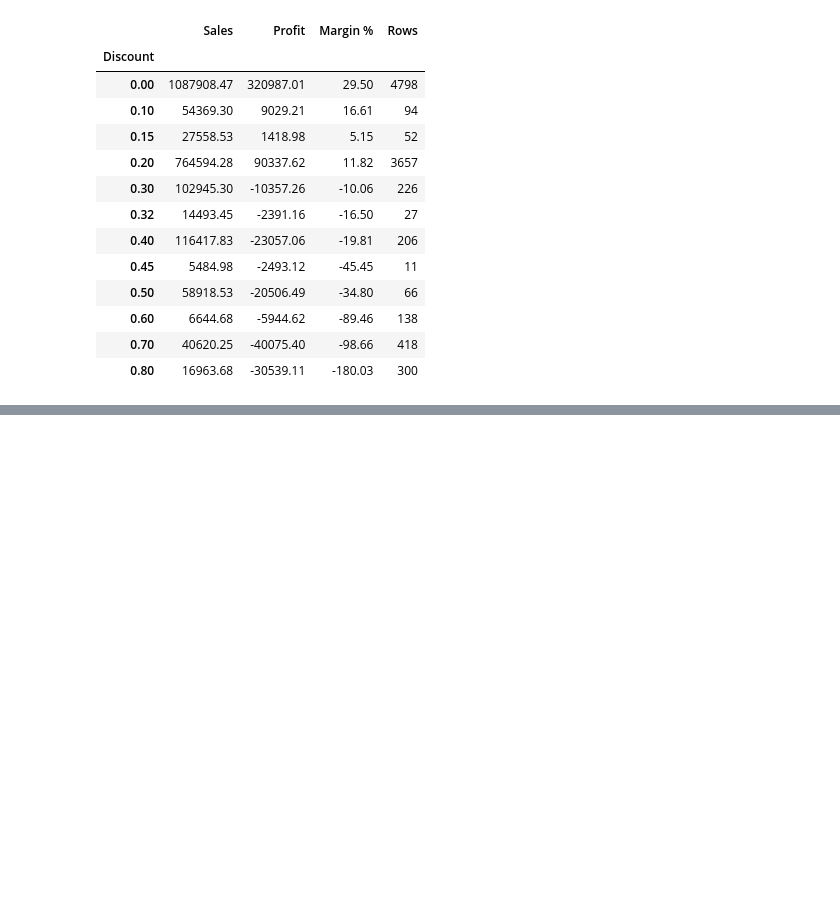
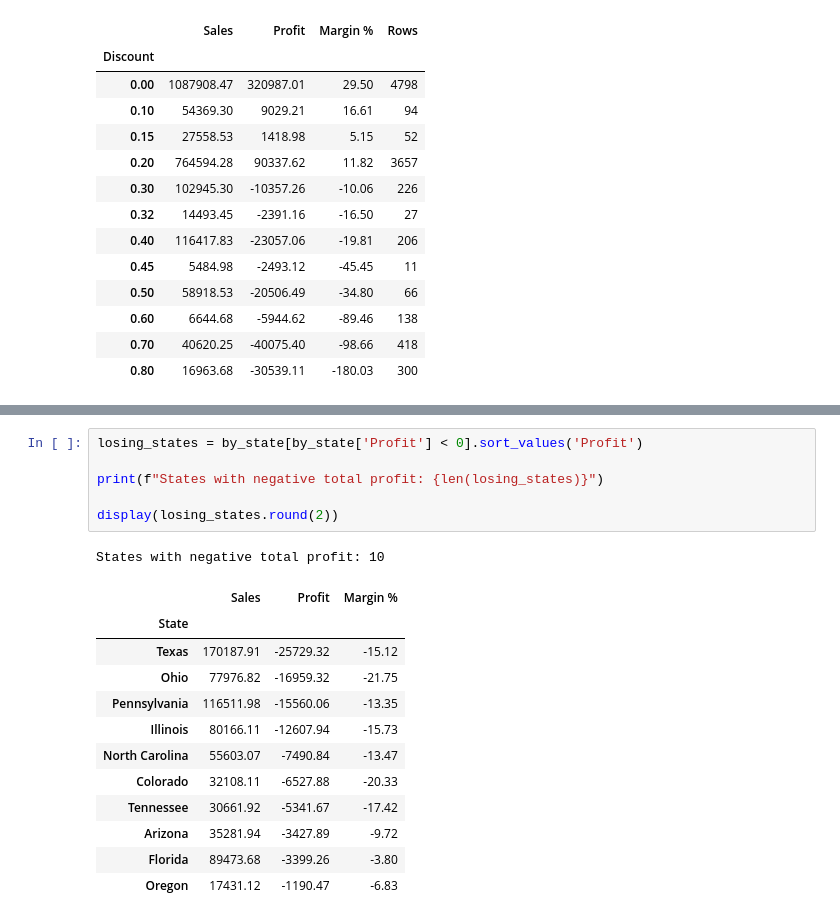
Before and after one commit to ziadKhaled133/superstore-sales-analysis, a Jupyter notebook: Notebooks/03_analysis.ipynb, the cells around one changed output, grey strips where cells are left out. Saved outputs shown, nothing was run; the diff lists cells and outputs as text; blank space fills up the shorter version.

```diff
--- a/Notebooks/03_analysis.ipynb
+++ b/Notebooks/03_analysis.ipynb
@@ -384,0 +527,20 @@ by_discount_value.round(2)
+# %%
+losing_states = by_state[by_state['Profit'] < 0].sort_values('Profit')
+
+print(f"States with negative total profit: {len(losing_states)}")
+
+display(losing_states.round(2))
+# %% [output]
+States with negative total profit: 10
+|  | Sales | Profit | Margin % |
+| State |  |  |  |
+| Texas | 170187.91 | -25729.32 | -15.12 |
+| Ohio | 77976.82 | -16959.32 | -21.75 |
+| Pennsylvania | 116511.98 | -15560.06 | -13.35 |
+| Illinois | 80166.11 | -12607.94 | -15.73 |
+| North Carolina | 55603.07 | -7490.84 | -13.47 |
+| Colorado | 32108.11 | -6527.88 | -20.33 |
+| Tennessee | 30661.92 | -5341.67 | -17.42 |
+| Arizona | 35281.94 | -3427.89 | -9.72 |
+| Florida | 89473.68 | -3399.26 | -3.80 |
+| Oregon | 17431.12 | -1190.47 | -6.83 |
```
Also changed, not shown: parts of 17 cells of this notebook.
